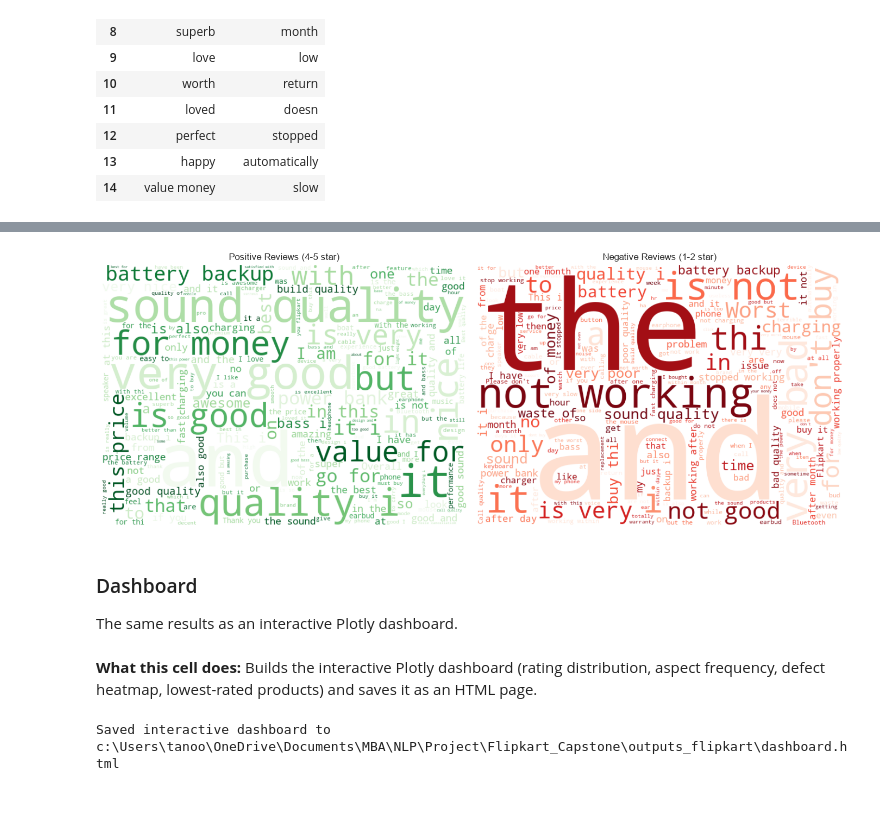
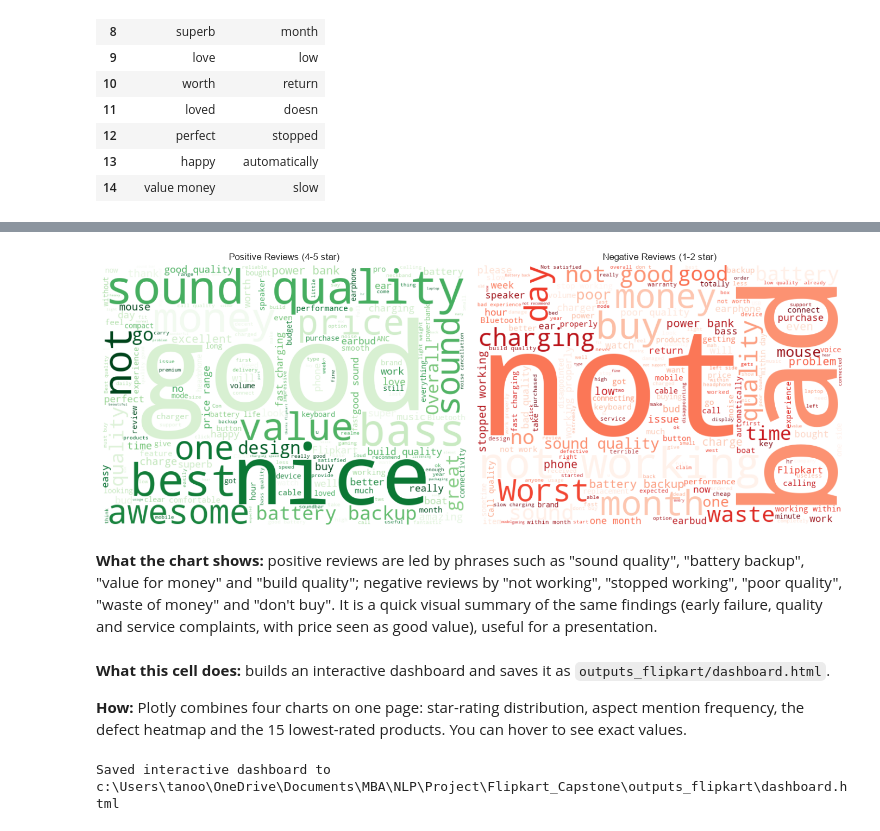
Before and after one commit to TanoojVardhan/NLP_CAPSTONE_MBA, a Jupyter notebook: notebooks/ABSA_Capstone_Flipkart.ipynb, the cells around one changed output, grey strips where cells are left out. Saved outputs shown, nothing was run; the diff lists cells and outputs as text; code cells hidden in the pictures; blank space fills up the shorter version.

```diff
--- a/notebooks/ABSA_Capstone_Flipkart.ipynb
+++ b/notebooks/ABSA_Capstone_Flipkart.ipynb
@@ -1018,23 +1237,24 @@ top_terms_df
 # %%
-from wordcloud import WordCloud
+from wordcloud import WordCloud, STOPWORDS
 
 pos_text = " ".join(df[df["rating"] >= 4]["clean_text"].astype(str))
 neg_text = " ".join(df[df["rating"] <= 2]["clean_text"].astype(str))
 fig, axes = plt.subplots(1, 2, figsize=(14, 6))
 for ax, text, title, cmap in [(axes[0], pos_text, "Positive Reviews (4-5 star)", "Greens"),
                                (axes[1], neg_text, "Negative Reviews (1-2 star)", "Reds")]:
     wc = WordCloud(width=700, height=500, background_color="white", colormap=cmap,
-                   stopwords={"product", "india", "use", "using", "used"}).generate(text or "no data")
+                   stopwords=(STOPWORDS - {"not", "no", "never"}) | {"product", "india", "use", "using", "used"}).generate(text or "no data")
     ax.imshow(wc, interpolation="bilinear"); ax.axis("off"); ax.set_title(title)
 plt.tight_layout(); plt.savefig(os.path.join(FIG_DIR, "05_wordclouds.png"), dpi=150)
 plt.show()
 # %% [output]
-[figure, old version]
+[figure, new version]
-# %% [markdown]
-### Dashboard
-The same results as an interactive Plotly dashboard.
-# %% [markdown]
-**What this cell does:** Builds the interactive Plotly dashboard (rating distribution, aspect frequency, defect heatmap, lowest-rated products) and saves it as an HTML page.
+# %% [markdown]
+**What the chart shows:** positive reviews are led by phrases such as "sound quality", "battery backup", "value for money" and "build quality"; negative reviews by "not working", "stopped working", "poor quality", "waste of money" and "don't buy". It is a quick visual summary of the same findings (early failure, quality and service complaints, with price seen as good value), useful for a presentation.
+# %% [markdown]
+**What this cell does:** builds an interactive dashboard and saves it as `outputs_flipkart/dashboard.html`.
+
+**How:** Plotly combines four charts on one page: star-rating distribution, aspect mention frequency, the defect heatmap and the 15 lowest-rated products. You can hover to see exact values.
 # %%
 import plotly.graph_objects as go
 from plotly.subplots import make_subplots
```
Also changed, not shown: parts of 131 cells of this notebook, 6 other files.
